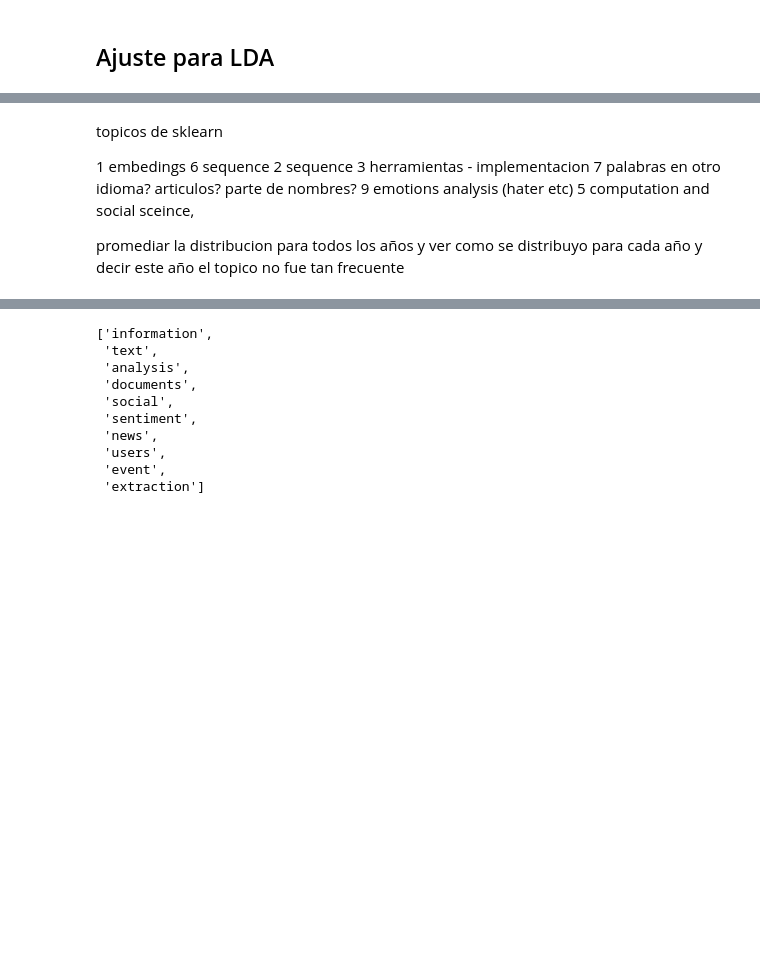
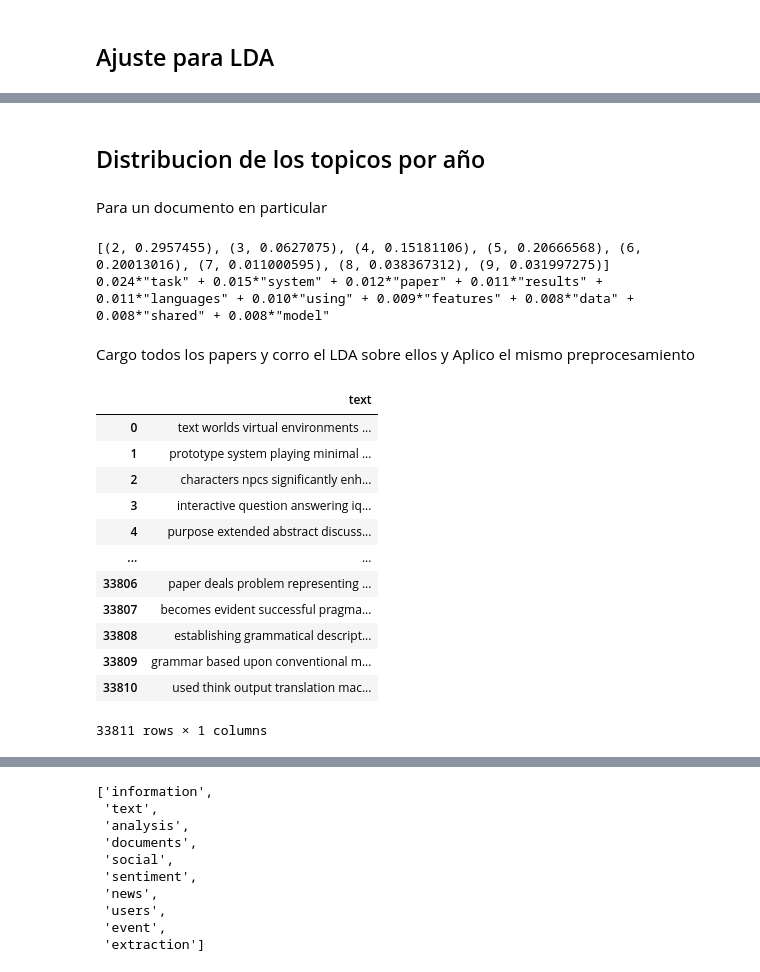
Before and after one commit to mateosuster/nlpPapers, a Jupyter notebook: code/05_LDA_TopicModels_GENSIM_v2.ipynb, the cells around one changed output, grey strips where cells are left out. Drawn from its saved outputs; the diff is of its cells as text; code cells hidden in the pictures; blank space fills up the shorter version.

```diff
--- a/code/05_LDA_TopicModels_GENSIM_v2.ipynb
+++ b/code/05_LDA_TopicModels_GENSIM_v2.ipynb
@@ -165,12 +148,48 @@ topic
-# %% [markdown]
-topicos de sklearn
-
-
-1 embedings
-6 sequence 2 sequence
-3 herramientas - implementacion
-7 palabras en otro idioma? articulos? parte de nombres?
-9 emotions analysis (hater etc)
-5 computation and social sceince,
-
-promediar la distribucion para todos los años y ver como se distribuyo para cada año y decir este año el topico no fue tan frecuente
+# %% [markdown]
+## Distribucion de los topicos por año
+# %% [markdown]
+Para un documento en particular
+# %%
+new_text = dataset[0]
+
+# transform held_out_text into the bag-of-words space
+bow_vector = dictionary.doc2bow(word_tokenize(new_text))
+lda_vector = ldamodel[bow_vector]
+print(lda_vector) # imprime las probabilidades de cada topico
+
+# print the document's single most prominent LDA topic (palabras mas frecuentes de topico mas probable )
+print(ldamodel.print_topic(max(lda_vector, key=lambda item: item[1])[0]))
+# %% [output]
+[(2, 0.2957455), (3, 0.0627075), (4, 0.15181106), (5, 0.20666568), (6, 0.20013016), (7, 0.011000595), (8, 0.038367312), (9, 0.031997275)]
+0.024*"task" + 0.015*"system" + 0.012*"paper" + 0.011*"results" + 0.011*"languages" + 0.010*"using" + 0.009*"features" + 0.008*"data" + 0.008*"shared" + 0.008*"model"
+# %% [markdown]
+Cargo todos los papers y corro el LDA sobre ellos y Aplico el mismo preprocesamiento
+# %%
+papers = pd.read_csv('https://raw.githubusercontent.com/mateosuster/nlpPapers/main/code/data/ACL_data.csv')
+
+STOP_WORDS_en = stopwords.words("english")
+
+STOP_WORDS_fr = stopwords.words("french")
+STOP_WORDS = STOP_WORDS_fr + STOP_WORDS_en
+
+def tokenize(x):
+    return [word for word in word_tokenize(x) if word not in STOP_WORDS_en and word.isalpha() and len(word)>1]
+
+papers_text  = [tokenize(str(doc).lower()) for doc in papers.ABSTRACT]
+papers_text_df = pd.DataFrame([' '.join(text) for text in papers_text], columns = ['text'])
+
+papers_text_df
+# %% [output]
+|  | text |
+| 0 | text worlds virtual environments ... |
+| 1 | prototype system playing minimal ... |
+| 2 | characters npcs significantly enh... |
+| 3 | interactive question answering iq... |
+| 4 | purpose extended abstract discuss... |
+| ... | ... |
+| 33806 | paper deals problem representing ... |
+| 33807 | becomes evident successful pragma... |
+| 33808 | establishing grammatical descript... |
+| 33809 | grammar based upon conventional m... |
+| 33810 | used think output translation mac... |
+33811 rows × 1 columns
```
Also changed, not shown: parts of 21 cells of this notebook.
